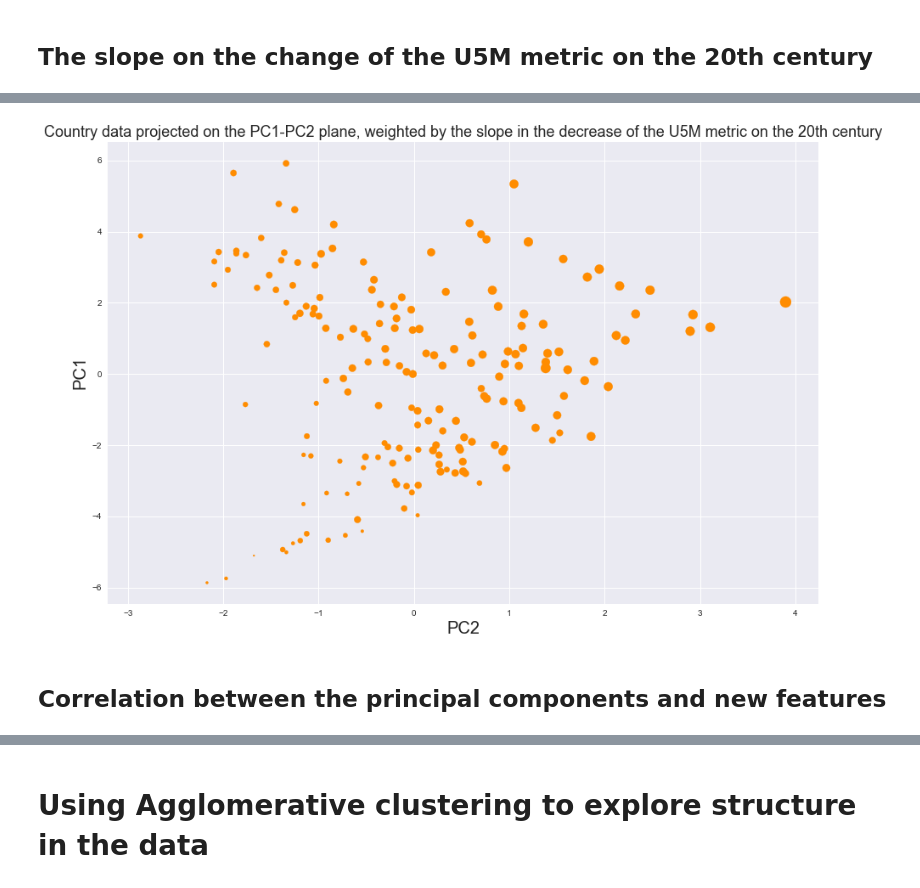
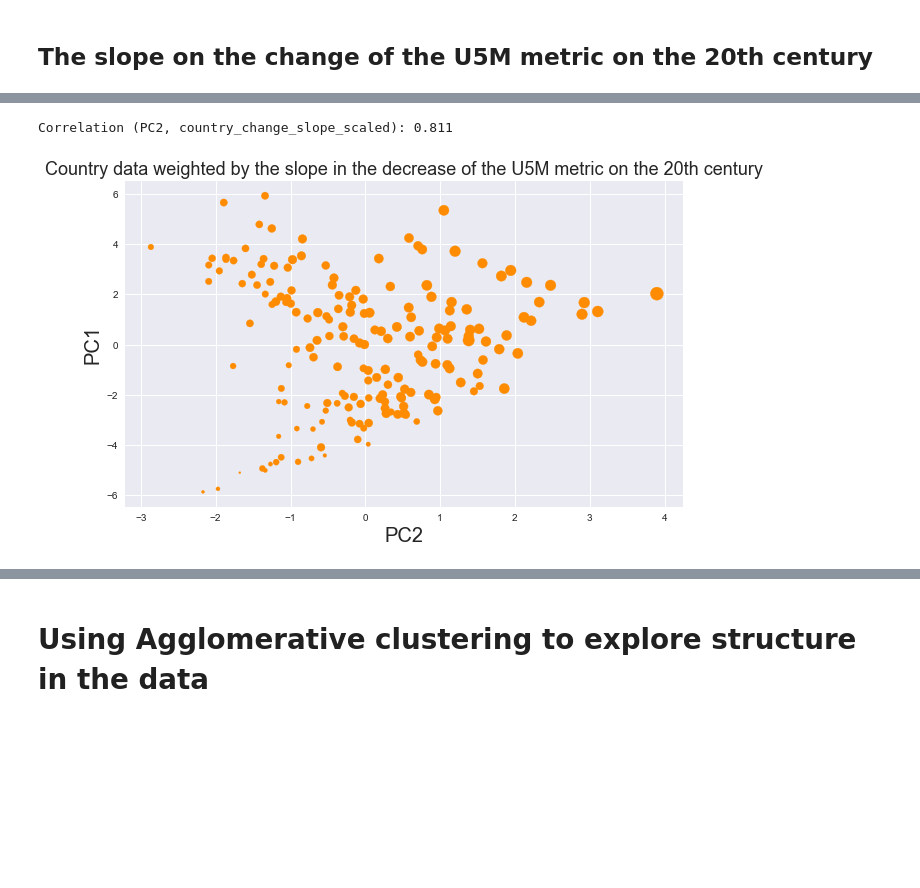
Before and after one commit to crangelsmith/ATI_project, a Jupyter notebook: Presentation_PCA_Clustering.ipynb, the cells around one changed output, grey strips where cells are left out. Saved outputs shown, nothing was run; the diff lists cells and outputs as text; code cells hidden in the pictures; blank space fills up the shorter version.

```diff
--- a/Presentation_PCA_Clustering.ipynb
+++ b/Presentation_PCA_Clustering.ipynb
@@ -186,8 +165,8 @@ ax.set_title('Country data projected on the PC1-PC2 plane weighted by the averag
 # %%
-ax = child_mortality_PC_df.plot(kind='scatter', x='PC2', y='PC1', s=child_mortality_PC_df['country_change_slope_scaled']*200, figsize=(15,10),color='DarkOrange')
+ax = child_mortality_PC_df.plot(kind='scatter', x='PC2', y='PC1', s=child_mortality_PC_df['country_change_slope_scaled']*200, figsize=(10,6),color='DarkOrange')
 ax.set_xlabel('PC2', fontsize=20);ax.set_ylabel('PC1',fontsize=20);
-ax.set_title('Country data projected on the PC1-PC2 plane, weighted by the slope in the decrease of the U5M metric on the 20th century', fontsize=18);plt.show();
+ax.set_title('Country data weighted by the slope in the decrease of the U5M metric on the 20th century', fontsize=18);
+print 'Correlation (PC2, country_change_slope_scaled):', round(pearsonr(child_mortality_PC_df['country_change_slope_scaled'],child_mortality_PC_df['PC2'])[0],3)
 # %% [output]
+Correlation (PC2, country_change_slope_scaled): 0.811
-[figure, old version]
+[figure, new version]
-# %% [markdown]
-## Correlation between the principal components and new features
```
Also changed, not shown: parts of 16 cells of this notebook.
